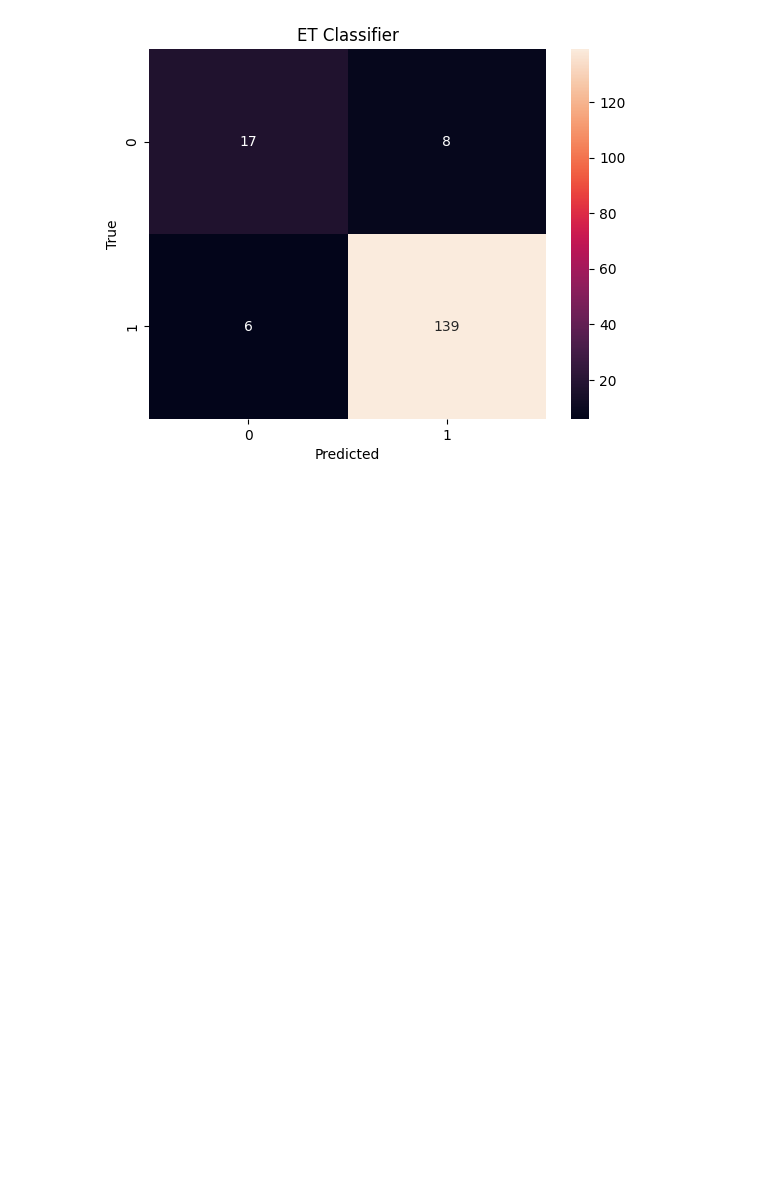
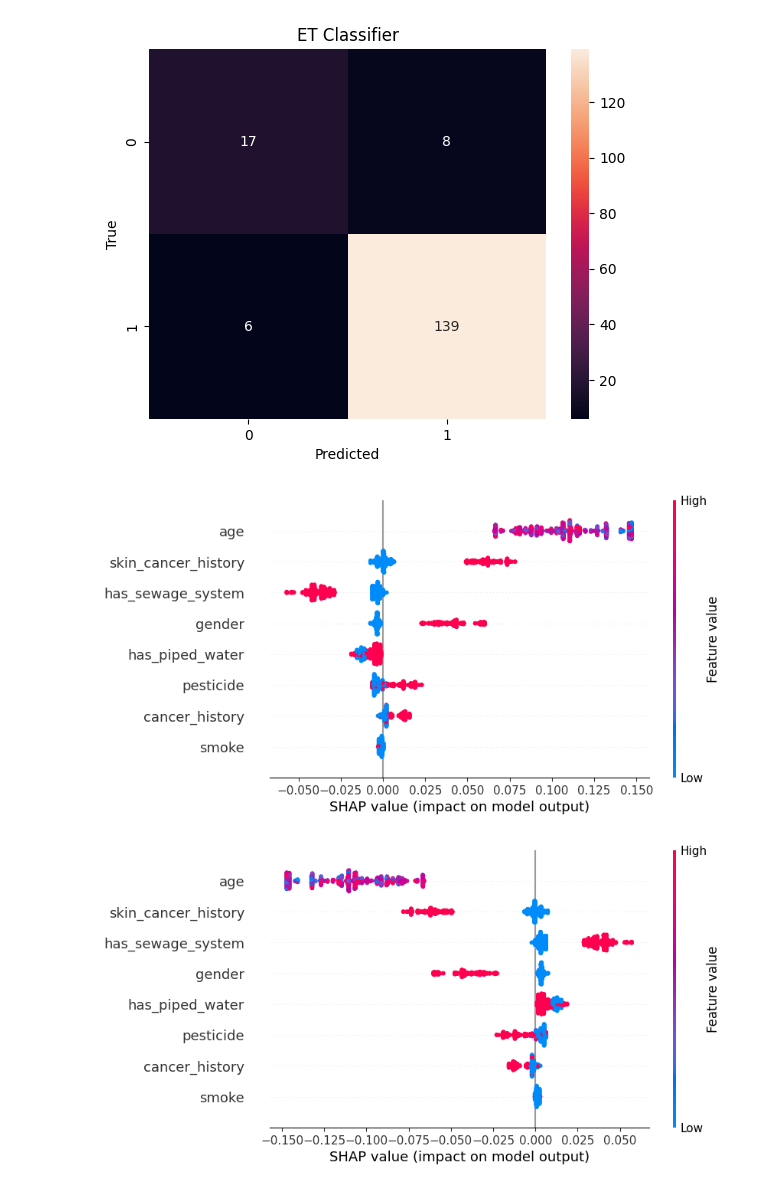
Before and after one commit to Maryamalakkas/Skin_Cancer, a Jupyter notebook: Final_Model/ET_without.ipynb, the cells around one changed output. Drawn from its saved outputs; the diff is of its cells as text; code cells hidden in the pictures; blank space fills up the shorter version.

```diff
--- a/Final_Model/ET_without.ipynb
+++ b/Final_Model/ET_without.ipynb
@@ -164,3 +103,10 @@ X_train, X_test, y_train, y_test = splitting_data(df, 'none')
+# %%
+# First, split the data into features and target variable
+X = df.drop(['diagnostic'], axis=1)
+y = df['diagnostic']
+
+# Split the data into training and test sets
+X_train, X_test, y_train, y_test = train_test_split(X, y, test_size=0.2, random_state=random_state)
 # %%
 #check number of observations in each class in the set
 print("Number of observations in each class in the training set:")
@@ -226,3 +172,20 @@ plt.title('ET Classifier')
 plt.show()
 # %% [output]
 [figure]
+# %%
+import shap
+import matplotlib.pyplot as plt
+from sklearn.ensemble import RandomForestClassifier
+from sklearn.model_selection import train_test_split
+from sklearn.datasets import make_classification
+
+
+# Assuming ET is your model and X_train is your training data
+explainer = shap.Explainer(best_ET.steps[-1][1])
+shap_values = explainer(X_train)
+
+shap.plots.beeswarm(shap_values[:,:,1])
+shap.plots.beeswarm(shap_values[:,:,0])
+# %% [output]
+[figure, added]
+[figure, added]
```
Also changed, not shown: parts of 11 cells of this notebook, 4 other files.
